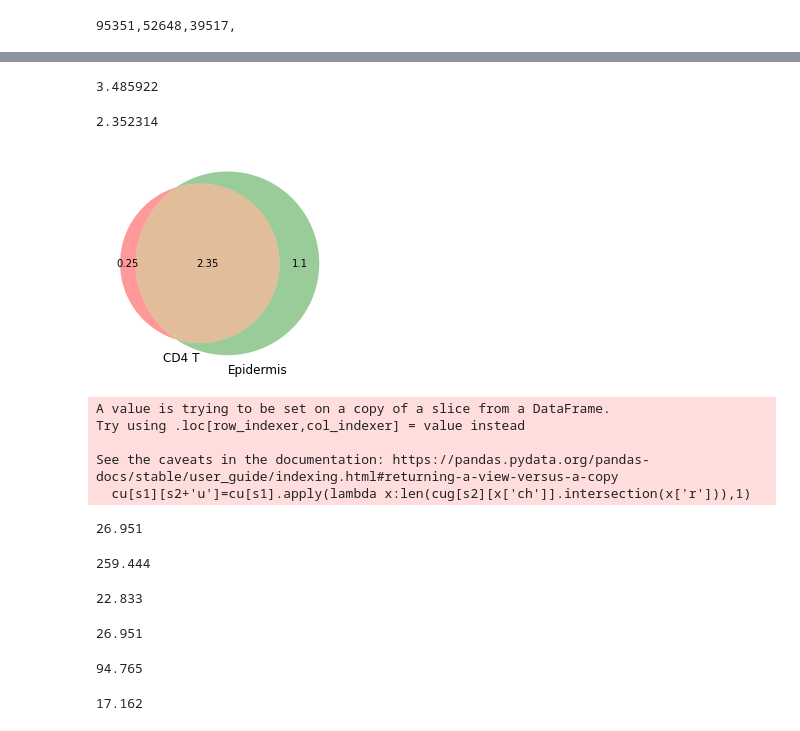
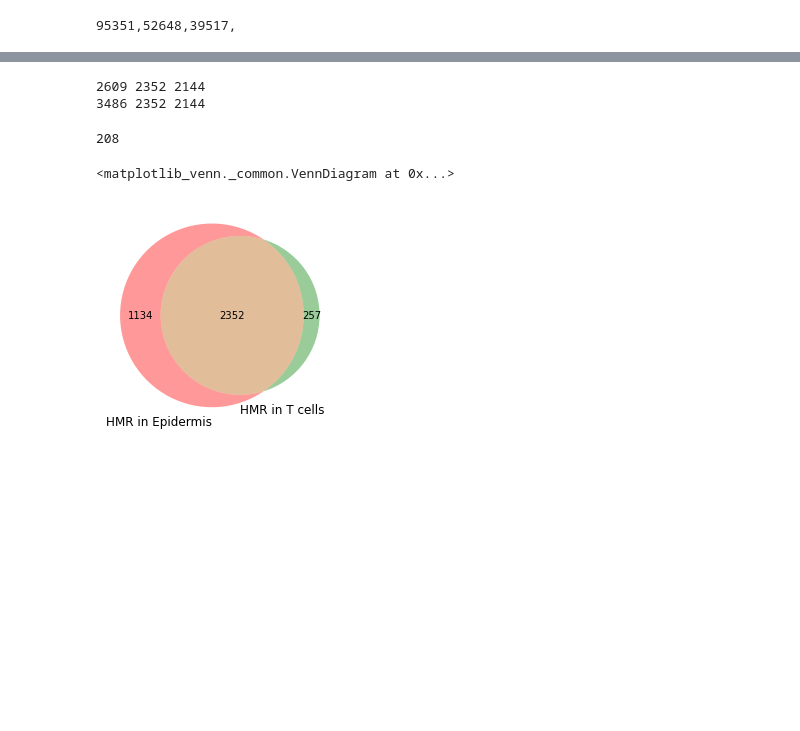
Before and after one commit to moqri/emi, a Jupyter notebook: com.ipynb, the cells around one changed output, grey strips where cells are left out. Drawn from its saved outputs; the diff is of its cells as text; code cells hidden in the pictures; blank space fills up the shorter version.

```diff
--- a/com.ipynb
+++ b/com.ipynb
@@ -83,20 +83,22 @@ c['t'].s.sum()/10**6
-# %%
-c['s']['rd'].sum()/10**6
-# %% [output]
-3.485922
-# %%
-c['s'].t.sum()/10**6
-# %% [output]
-2.352314
-# %%
-import matplotlib.pyplot as plt
-from matplotlib_venn import venn2
-
-# Use the venn2 function
-venn2(subsets = (2.6-2.35,3.5-2.4,2.35), set_labels = ('CD4 T', 'Epidermis'))
-plt.show()
-# %% [output]
-[figure, removed]
+# %%
+print(round(c['t']['rd'].sum()/10**3),
+      round(c['t']['s'].sum()/10**3),
+      round(c['t'][c['t']['s']>0]['sh'].sum()/10**3))
+print(round(c['s']['rd'].sum()/10**3),
+      round(c['s']['t'].sum()/10**3),
+      round(c['s'][c['s']['t']>0]['th'].sum()/10**3))
+# %% [output]
+2609 2352 2144
+3486 2352 2144
+# %%
+print(2352-2144)
+# %% [output]
+208
+# %%
+venn2(subsets = (3486-2352, 2609-2352, 2352), set_labels = ('HMR in Epidermis', 'HMR in T cells'))
+# %% [output]
+<matplotlib_venn._common.VennDiagram at 0x...>
+[figure, added]
 # %%
 for s in ['s','t']:
     for n in ['y','o']:
@@ -107,40 +109,3 @@ for s in ['s','t']:
     cu[s]=c[s][c[s]['dd']>.1]
     cug[s]=cu[s].groupby('ch')['r'].apply(list)
     cug[s]=cug[s].apply(lambda x:set.union(*x))
-# %%
-for s1 in ['s','t']:
-    for s2 in ['s','t']:
-        if s1!=s2:
-            cu[s1][s2+'u']=cu[s1].apply(lambda x:len(cug[s2][x['ch']].intersection(x['r'])),1)
-# %% [output]
-A value is trying to be set on a copy of a slice from a DataFrame.
-Try using .loc[row_indexer,col_indexer] = value instead
-
-See the caveats in the documentation: https://pandas.pydata.org/pandas-docs/stable/user_guide/indexing.html#returning-a-view-versus-a-copy
-  cu[s1][s2+'u']=cu[s1].apply(lambda x:len(cug[s2][x['ch']].intersection(x['r'])),1)
-# %%
-t=cu['t']
-t.su.sum()/10**3
-# %% [output]
-26.951
-# %%
-t.rd.sum()/10**3
-# %% [output]
-259.444
-# %%
-t[t.su>0].h.sum()/10**3
-# %% [output]
-22.833
-# %%
-t=cu['s']
-t.tu.sum()/10**3
-# %% [output]
-26.951
-# %%
-t.rd.sum()/10**3
-# %% [output]
-94.765
-# %%
-t[t.tu>0].h.sum()/10**3
-# %% [output]
-17.162
```
Also changed, not shown: parts of 33 cells of this notebook, 1 other file.
